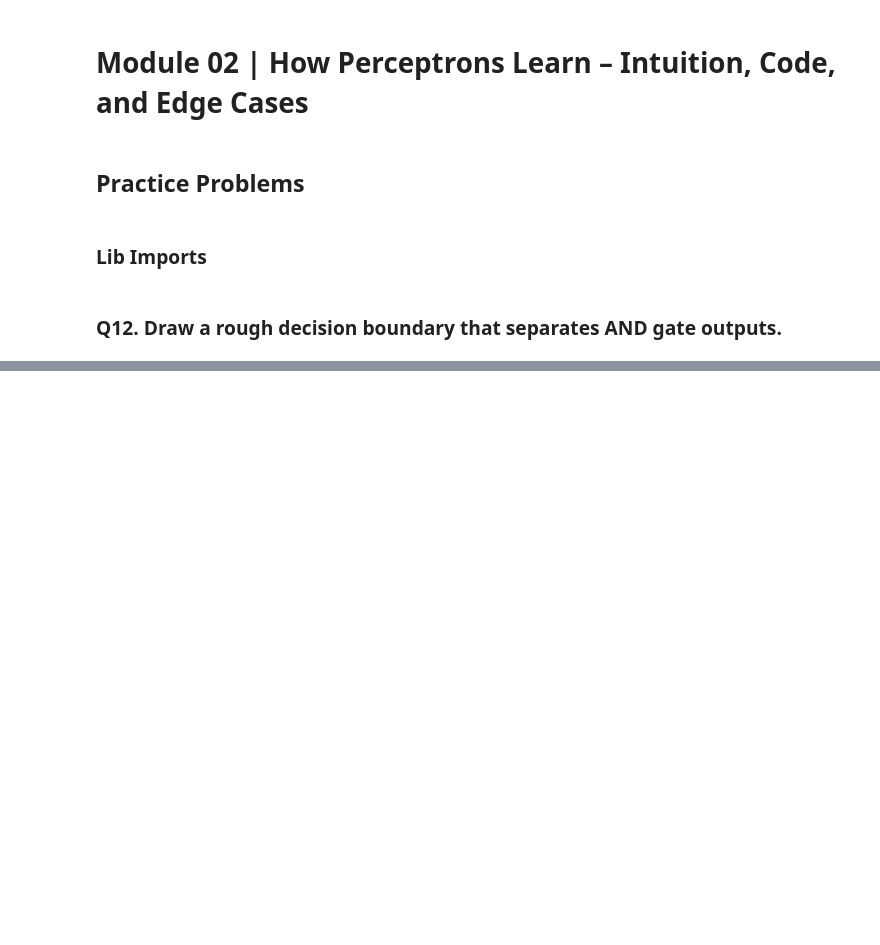
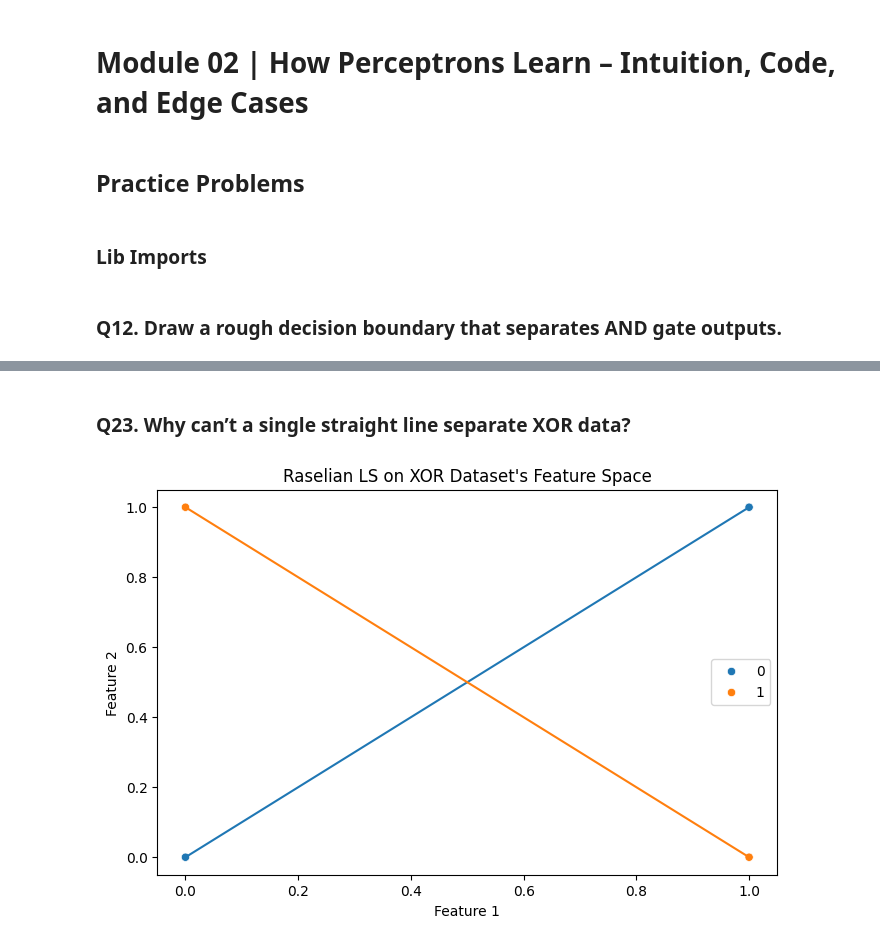
Before and after one commit to RaselParvejHrid/deep-learning, a Jupyter notebook: with-phitron/module02/module02 Practice Problems.ipynb, the cells around one changed output, grey strips where cells are left out. Drawn from its saved outputs; the diff is of its cells as text; code cells hidden in the pictures; blank space fills up the shorter version.

```diff
--- a/with-phitron/module02/module02 Practice Problems.ipynb
+++ b/with-phitron/module02/module02 Practice Problems.ipynb
@@ -46,0 +49,35 @@ display(fig)
+# %% [markdown]
+### Q23. Why can’t a single straight line separate XOR data?
+# %%
+dataset_XOR = pd.DataFrame({
+    'x1': [0, 0, 1, 1],
+    'x2': [0, 1, 0, 1],
+    'target' : pd.Categorical([0, 1, 1, 0])
+})
+# %%
+fig = Figure(figsize=(8, 5))
+
+ax = fig.add_subplot(1, 1, 1)
+ax.set_title(f"Raselian LS on XOR Dataset's Feature Space")
+
+# Feature Space
+sns.scatterplot(
+    data=dataset_XOR,
+    x='x1',
+    y='x2',
+    hue='target',
+    ax=ax
+)
+
+ax.set_xlabel('Feature 1')
+ax.set_ylabel('Feature 2')
+
+
+# Raselian LS Lines
+sns.lineplot(x=[0, 1], y=[0, 1], ax=ax)
+sns.lineplot(x=[0, 1], y=[1, 0], ax=ax)
+
+fig.canvas.draw()
+display(fig)
+# %% [output]
+[figure, added]
```
Also changed, not shown: parts of 1 cell of this notebook, 4 other files.
